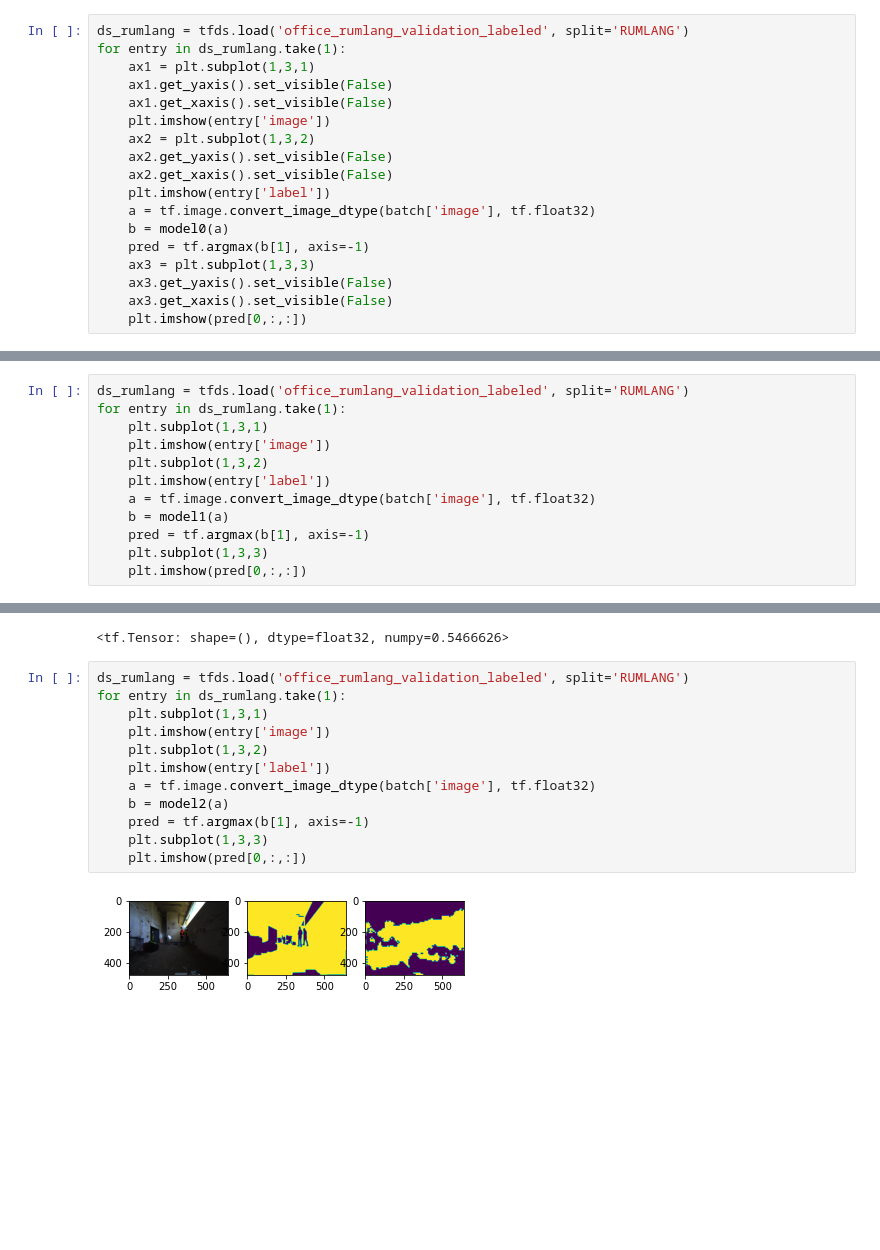
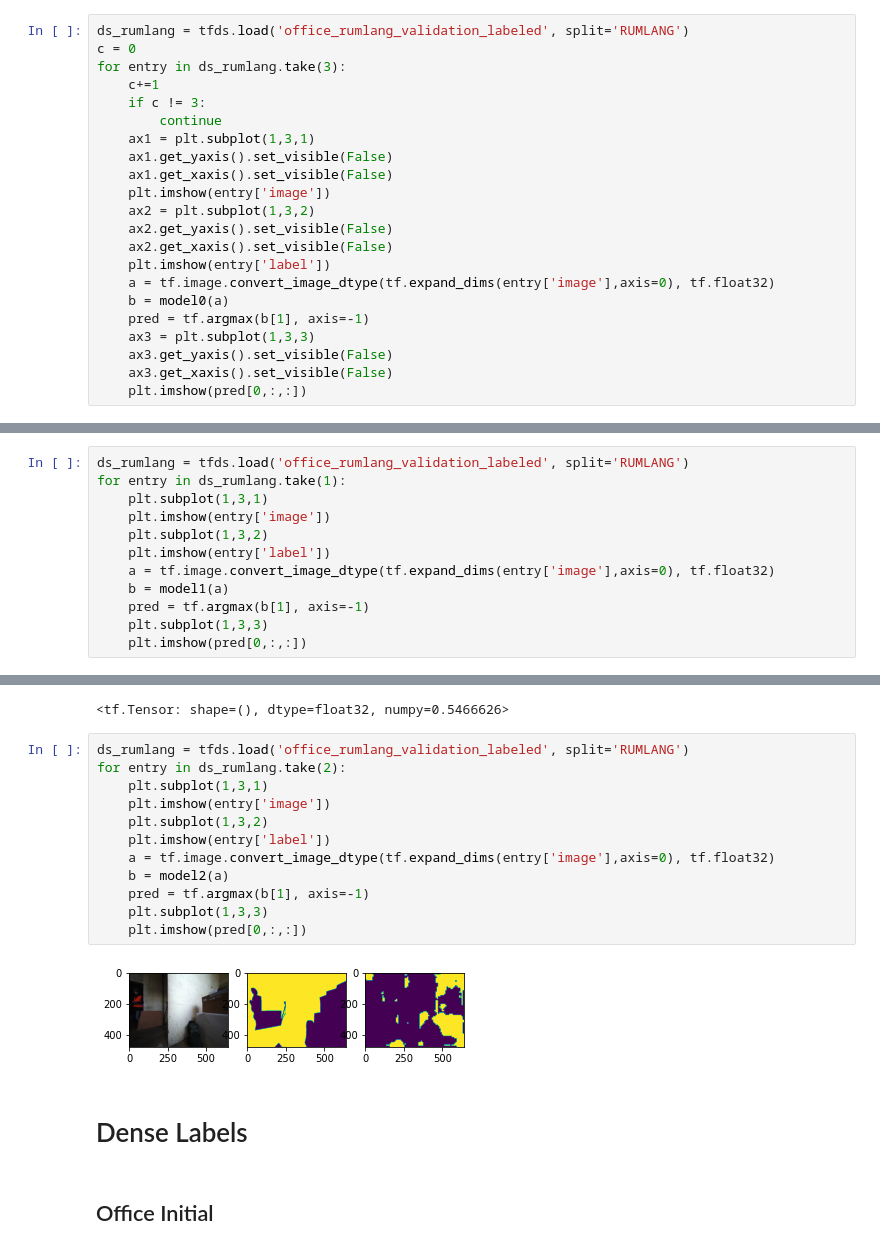
Before and after one commit to ethz-asl/background_foreground_segmentation, a Jupyter notebook: src/evaluate pretrained NYU model_brucker.ipynb, the cells around one changed output, grey strips where cells are left out. Cells and saved outputs as stored; diff of their text form; blank space fills up the shorter version.

```diff
--- a/src/evaluate pretrained NYU model_brucker.ipynb
+++ b/src/evaluate pretrained NYU model_brucker.ipynb
@@ -47,7 +47,11 @@ miou.result()
 <tf.Tensor: shape=(), dtype=float32, numpy=0.27610642>
 # %%
 ds_rumlang = tfds.load('office_rumlang_validation_labeled', split='RUMLANG')
-for entry in ds_rumlang.take(1):
+c = 0
+for entry in ds_rumlang.take(3):
+    c+=1
+    if c != 3:
+        continue
     ax1 = plt.subplot(1,3,1)
     ax1.get_yaxis().set_visible(False)
     ax1.get_xaxis().set_visible(False)
@@ -56,7 +60,7 @@ for entry in ds_rumlang.take(1):
     ax2.get_yaxis().set_visible(False)
     ax2.get_xaxis().set_visible(False)
     plt.imshow(entry['label'])
-    a = tf.image.convert_image_dtype(batch['image'], tf.float32)
+    a = tf.image.convert_image_dtype(tf.expand_dims(entry['image'],axis=0), tf.float32)
     b = model0(a)
     pred = tf.argmax(b[1], axis=-1)
     ax3 = plt.subplot(1,3,3)
@@ -89,7 +93,7 @@ for entry in ds_rumlang.take(1):
     plt.imshow(entry['image'])
     plt.subplot(1,3,2)
     plt.imshow(entry['label'])
-    a = tf.image.convert_image_dtype(batch['image'], tf.float32)
+    a = tf.image.convert_image_dtype(tf.expand_dims(entry['image'],axis=0), tf.float32)
     b = model1(a)
     pred = tf.argmax(b[1], axis=-1)
     plt.subplot(1,3,3)
@@ -115,15 +119,19 @@ miou.result()
 <tf.Tensor: shape=(), dtype=float32, numpy=0.5466626>
 # %%
 ds_rumlang = tfds.load('office_rumlang_validation_labeled', split='RUMLANG')
-for entry in ds_rumlang.take(1):
+for entry in ds_rumlang.take(2):
     plt.subplot(1,3,1)
     plt.imshow(entry['image'])
     plt.subplot(1,3,2)
     plt.imshow(entry['label'])
-    a = tf.image.convert_image_dtype(batch['image'], tf.float32)
+    a = tf.image.convert_image_dtype(tf.expand_dims(entry['image'],axis=0), tf.float32)
     b = model2(a)
     pred = tf.argmax(b[1], axis=-1)
     plt.subplot(1,3,3)
     plt.imshow(pred[0,:,:])
 # %% [output]
-[figure, old version]
+[figure, new version]
+# %% [markdown]
+# Dense Labels
+# %% [markdown]
+## Office Initial
```
Also changed, not shown: parts of 38 cells of this notebook, 24 other files.
